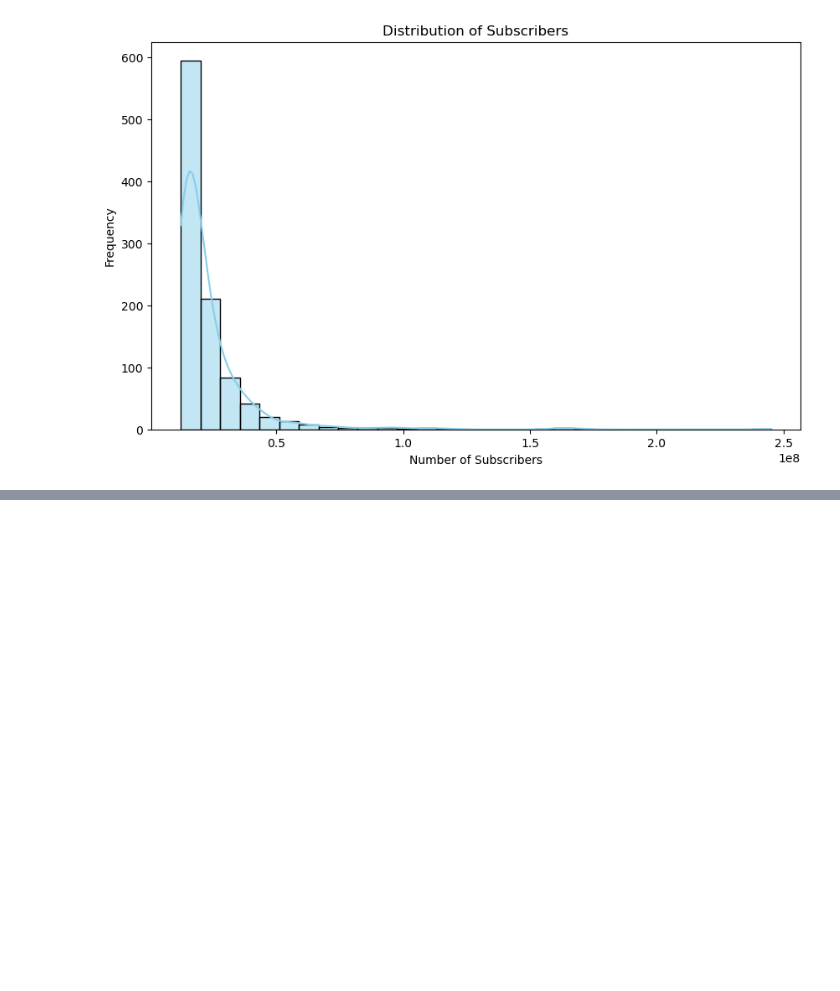
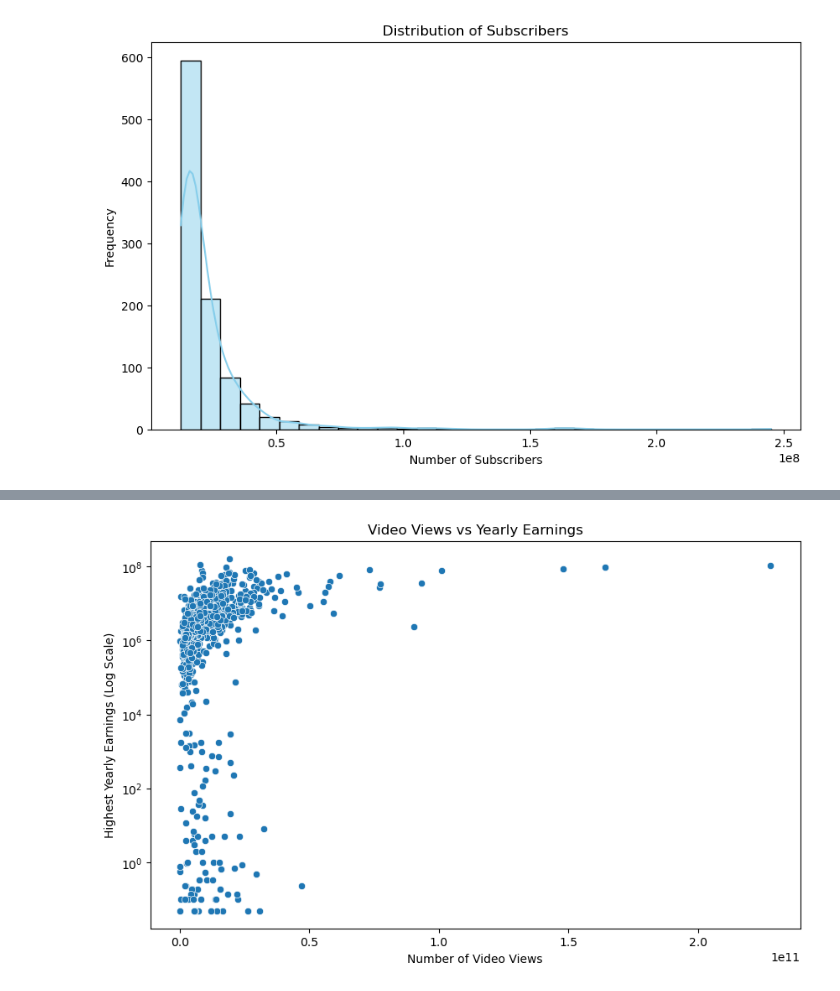
Before and after one commit to raj-rajat/Global-YouTube-Statistics-2023, a Jupyter notebook: global-youtube-statistics-2023.ipynb, the cells around one changed output, grey strips where cells are left out. Cells and saved outputs as stored; diff of their text form; code cells hidden in the pictures; blank space fills up the shorter version.

```diff
--- a/global-youtube-statistics-2023.ipynb
+++ b/global-youtube-statistics-2023.ipynb
@@ -121,0 +189,22 @@ plt.show()
+# %%
+# Remove entries with missing or zero earnings to avoid issues with log scale
+earnings_analysis_data = youtube_data[(youtube_data['highest_yearly_earnings'].notna()) &
+                                      (youtube_data['highest_yearly_earnings'] > 0)]
+
+# Plot size
+plt.figure(figsize=(10, 6))
+
+# Create a scatter plot for video views vs earnings (in log scale)
+sns.scatterplot(data=earnings_analysis_data, x='video views', y='highest_yearly_earnings')
+
+# Set the y-axis to log scale
+plt.yscale('log')
+
+# Title and labels
+plt.title('Video Views vs Yearly Earnings')
+plt.xlabel('Number of Video Views')
+plt.ylabel('Highest Yearly Earnings (Log Scale)')
+
+plt.show()
+# %% [output]
+[figure, added]
```
Also changed, not shown: parts of 14 cells of this notebook.
